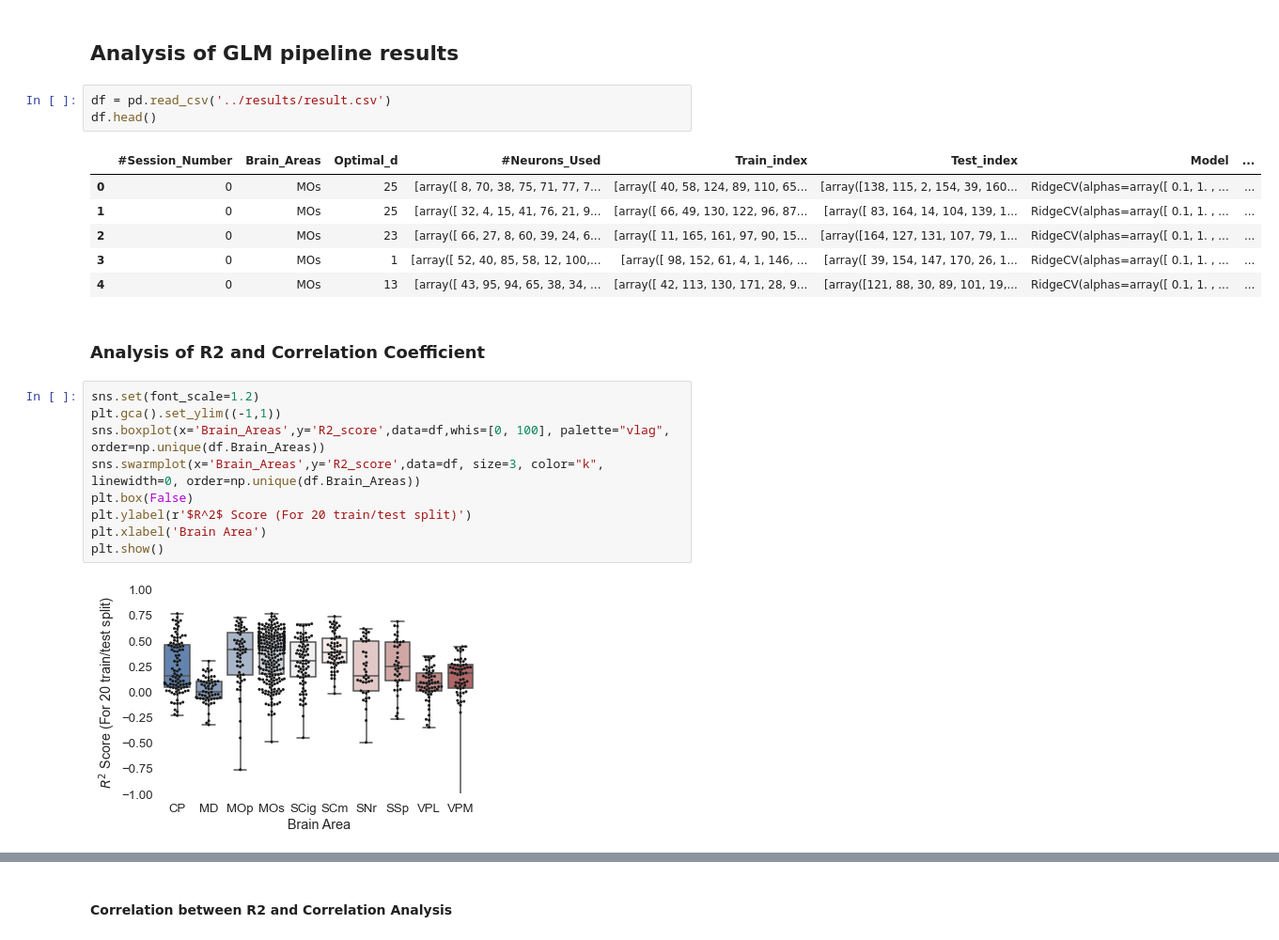
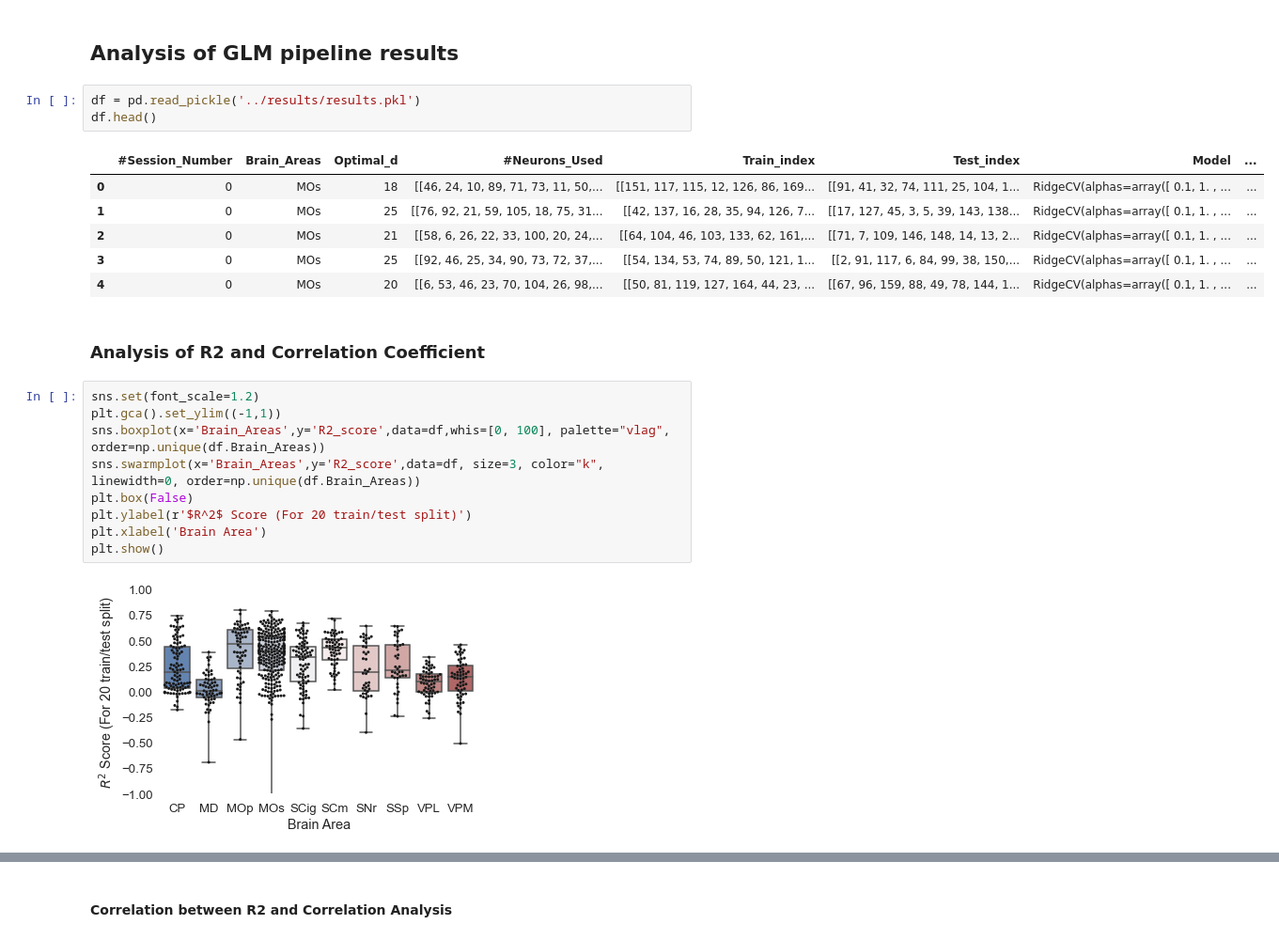
Before and after one commit to VaibhavSharma08/pod-96-manymanifolds, a Jupyter notebook: Population Spike Code Approach/analysis/GLM Analysis.ipynb, the cells around one changed output, grey strips where cells are left out. Shown at 94% size. Saved outputs shown, nothing was run; the diff lists cells and outputs as text.

```diff
--- a/Population Spike Code Approach/analysis/GLM Analysis.ipynb
+++ b/Population Spike Code Approach/analysis/GLM Analysis.ipynb
@@ -82,15 +82,15 @@ plt.show()
 # %% [markdown]
 ## Analysis of GLM pipeline results
 # %%
-df = pd.read_csv('../results/result.csv')
+df = pd.read_pickle('../results/results.pkl')
 df.head()
 # %% [output]
 |  | #Session_Number | Brain_Areas | Optimal_d | #Neurons_Used | Train_index | Test_index | Model | ... |
-| 0 | 0 | MOs | 25 | [array([ 8, 70, 38, 75, 71, 77, 7... | [array([ 40, 58, 124, 89, 110, 65... | [array([138, 115, 2, 154, 39, 160... | RidgeCV(alphas=array([ 0.1, 1. , ... | ... |
-| 1 | 0 | MOs | 25 | [array([ 32, 4, 15, 41, 76, 21, 9... | [array([ 66, 49, 130, 122, 96, 87... | [array([ 83, 164, 14, 104, 139, 1... | RidgeCV(alphas=array([ 0.1, 1. , ... | ... |
-| 2 | 0 | MOs | 23 | [array([ 66, 27, 8, 60, 39, 24, 6... | [array([ 11, 165, 161, 97, 90, 15... | [array([164, 127, 131, 107, 79, 1... | RidgeCV(alphas=array([ 0.1, 1. , ... | ... |
-| 3 | 0 | MOs | 1 | [array([ 52, 40, 85, 58, 12, 100,... | [array([ 98, 152, 61, 4, 1, 146, ... | [array([ 39, 154, 147, 170, 26, 1... | RidgeCV(alphas=array([ 0.1, 1. , ... | ... |
-| 4 | 0 | MOs | 13 | [array([ 43, 95, 94, 65, 38, 34, ... | [array([ 42, 113, 130, 171, 28, 9... | [array([121, 88, 30, 89, 101, 19,... | RidgeCV(alphas=array([ 0.1, 1. , ... | ... |
+| 0 | 0 | MOs | 18 | [[46, 24, 10, 89, 71, 73, 11, 50,... | [[151, 117, 115, 12, 126, 86, 169... | [[91, 41, 32, 74, 111, 25, 104, 1... | RidgeCV(alphas=array([ 0.1, 1. , ... | ... |
+| 1 | 0 | MOs | 25 | [[76, 92, 21, 59, 105, 18, 75, 31... | [[42, 137, 16, 28, 35, 94, 126, 7... | [[17, 127, 45, 3, 5, 39, 143, 138... | RidgeCV(alphas=array([ 0.1, 1. , ... | ... |
+| 2 | 0 | MOs | 21 | [[58, 6, 26, 22, 33, 100, 20, 24,... | [[64, 104, 46, 103, 133, 62, 161,... | [[71, 7, 109, 146, 148, 14, 13, 2... | RidgeCV(alphas=array([ 0.1, 1. , ... | ... |
+| 3 | 0 | MOs | 25 | [[92, 46, 25, 34, 90, 73, 72, 37,... | [[54, 134, 53, 74, 89, 50, 121, 1... | [[2, 91, 117, 6, 84, 99, 38, 150,... | RidgeCV(alphas=array([ 0.1, 1. , ... | ... |
+| 4 | 0 | MOs | 20 | [[6, 53, 46, 23, 70, 104, 26, 98,... | [[50, 81, 119, 127, 164, 44, 23, ... | [[67, 96, 159, 88, 49, 78, 144, 1... | RidgeCV(alphas=array([ 0.1, 1. , ... | ... |
 # %% [markdown]
 ### Analysis of R2 and Correlation Coefficient
 # %%
@@ -103,7 +103,7 @@ plt.ylabel(r'$R^2$ Score (For 20 train/test split)')
 plt.xlabel('Brain Area')
 plt.show()
 # %% [output]
-[figure, old version]
+[figure, new version]
 # %%
 sns.set(font_scale=1.2)
 plt.gca().set_ylim((-1,1))
```
Also changed, not shown: parts of 22 cells of this notebook, 5 other files.
